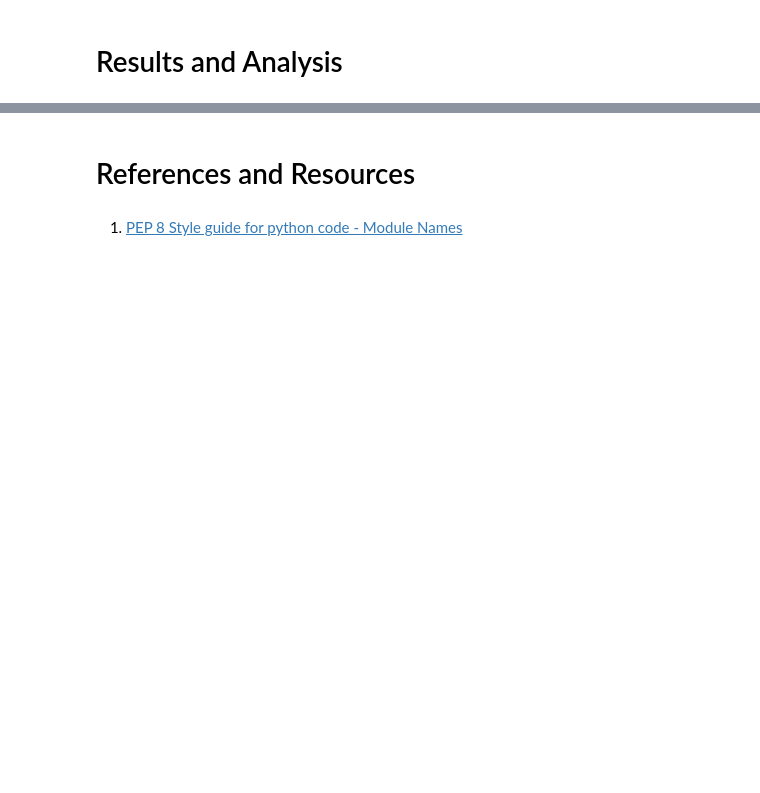
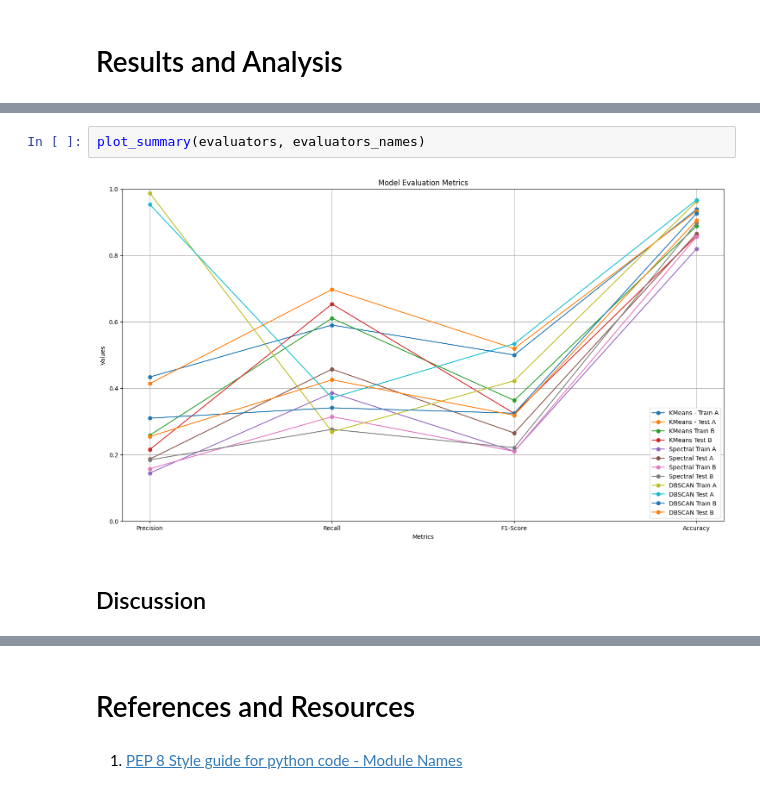
Before and after one commit to GeorgeBeshay/pr-lab02-activities-clustering, a Jupyter notebook: src/main.ipynb, the cells around one changed output, grey strips where cells are left out. Drawn from its saved outputs; the diff is of its cells as text; blank space fills up the shorter version.

Commit message:
Results and Discussion.

```diff
--- a/src/main.ipynb
+++ b/src/main.ipynb
@@ -418,0 +417,6 @@ show_evaluation(evaluators, evaluators_names)
+# %%
+plot_summary(evaluators, evaluators_names)
+# %% [output]
+[figure, added]
+# %% [markdown]
+## Discussion
```
Also changed, not shown: parts of 15 cells of this notebook, 2 other files.
